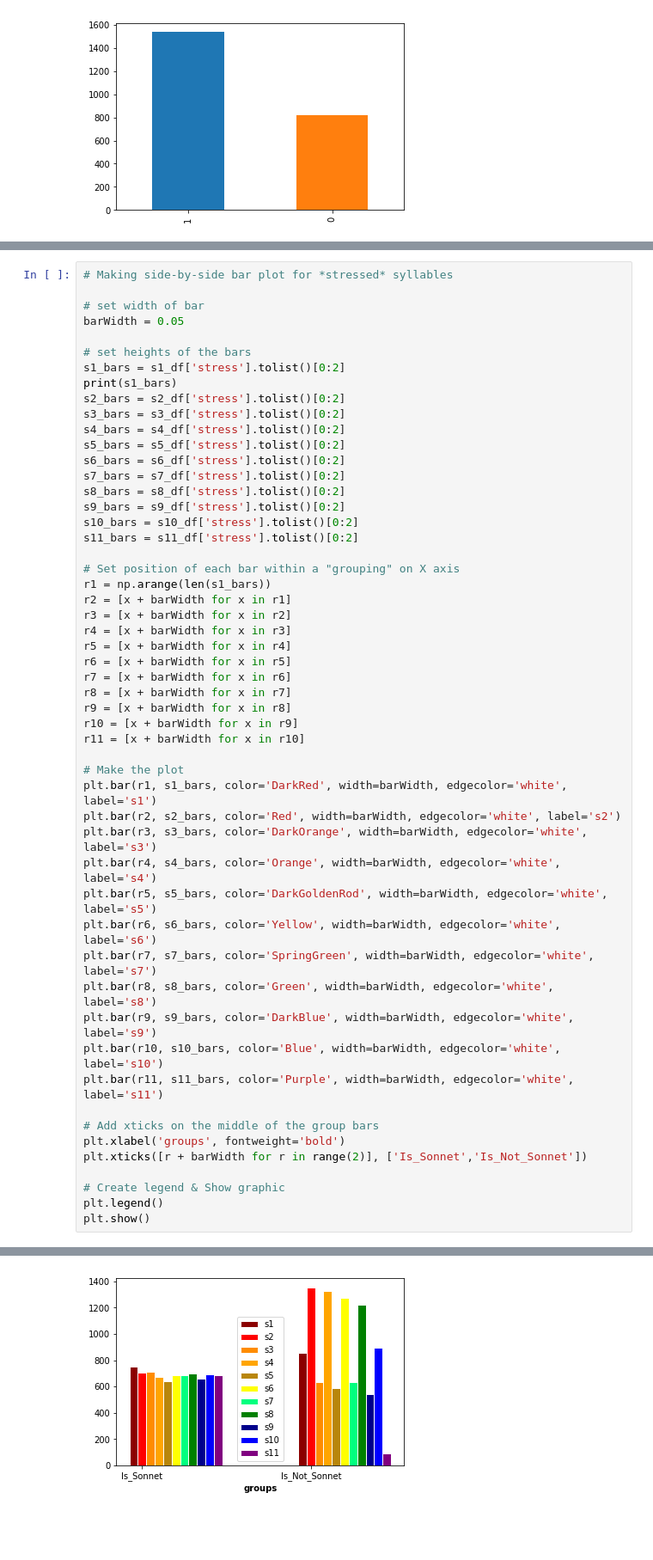
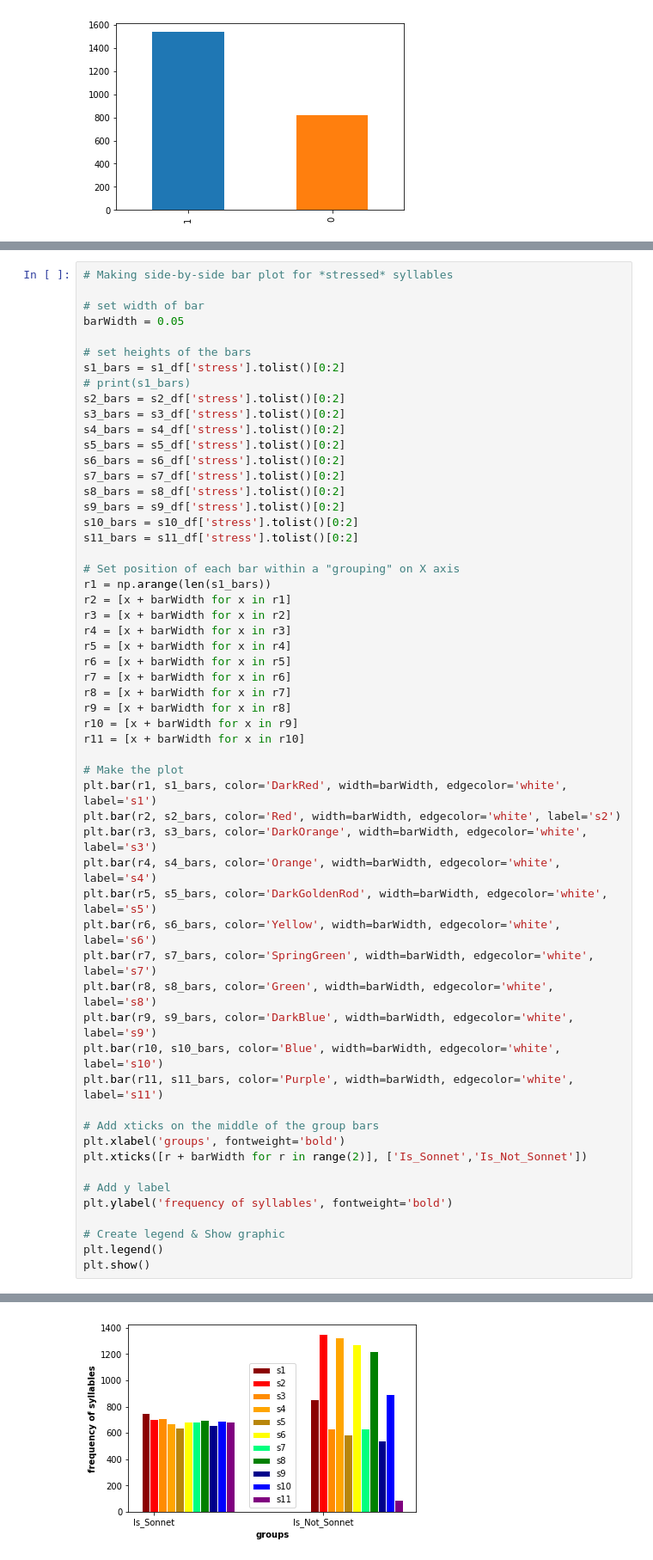
Before and after one commit to amadorschulze92/iambic_songs, a Jupyter notebook: my_graphs.ipynb, the cells around one changed output, grey strips where cells are left out. Shown: that part at 86% size. Saved outputs shown, nothing was run; the diff lists cells and outputs as text; blank space fills up the shorter version.

Commit message:
Add side-by-side bar plot for unstressed syllables and add y-axis labels

```diff
--- a/my_graphs.ipynb
+++ b/my_graphs.ipynb
@@ -105,7 +107,7 @@ barWidth = 0.05
 
 # set heights of the bars
 s1_bars = s1_df['stress'].tolist()[0:2]
-print(s1_bars)
+# print(s1_bars)
 s2_bars = s2_df['stress'].tolist()[0:2]
 s3_bars = s3_df['stress'].tolist()[0:2]
 s4_bars = s4_df['stress'].tolist()[0:2]
@@ -147,6 +149,9 @@ plt.bar(r11, s11_bars, color='Purple', width=barWidth, edgecolor='white', label=
 plt.xlabel('groups', fontweight='bold')
 plt.xticks([r + barWidth for r in range(2)], ['Is_Sonnet','Is_Not_Sonnet'])
 
+# Add y label
+plt.ylabel('frequency of syllables', fontweight='bold')
+
 # Create legend & Show graphic
 plt.legend()
 plt.show()
@@ -155 +159 @@ plt.show()
-[figure, old version]
+[figure, new version]
```
Also changed, not shown: parts of 4 cells of this notebook.
